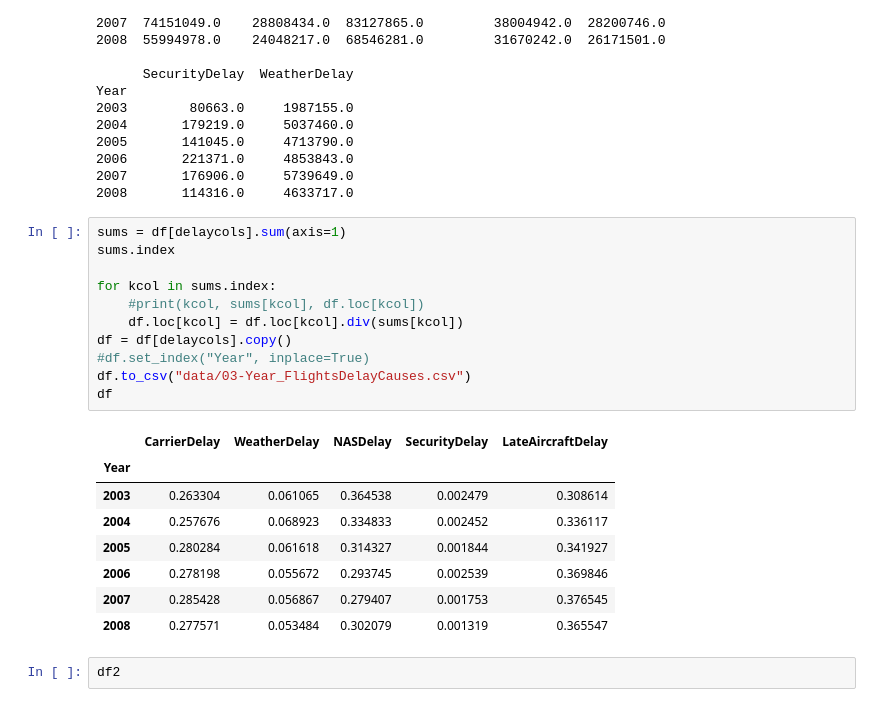
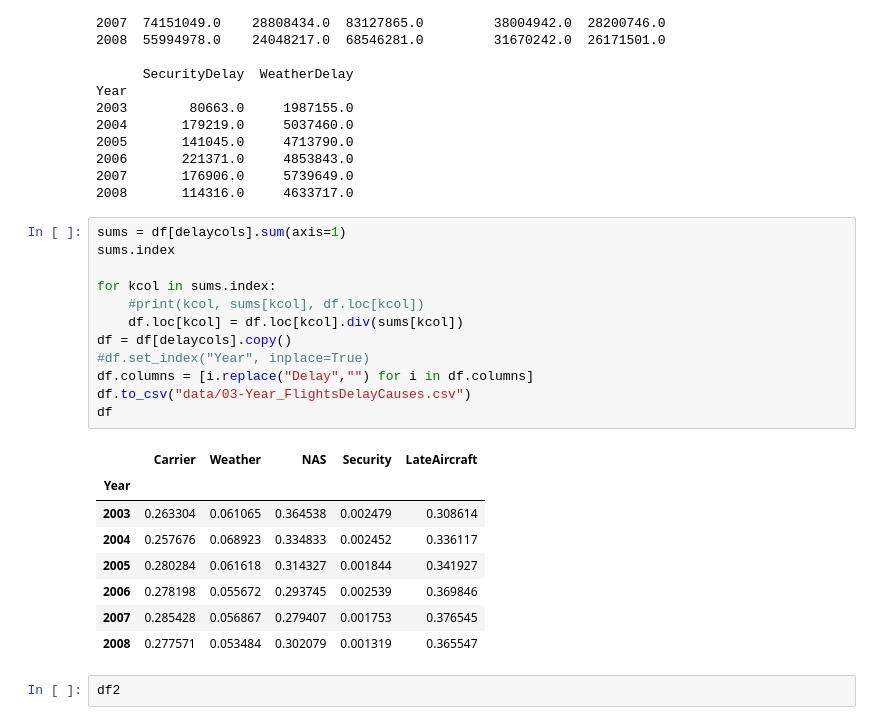
Before and after one commit to albhub/Udacity-NanoDegree-P6, a Jupyter notebook: Flights.ipynb, the cells around one changed output. Drawn from its saved outputs; the diff is of its cells as text.

```diff
--- a/Flights.ipynb
+++ b/Flights.ipynb
@@ -250,16 +250,17 @@ Year
 # %%
 sums = df[delaycols].sum(axis=1)
 sums.index
 
 for kcol in sums.index:
     #print(kcol, sums[kcol], df.loc[kcol])
     df.loc[kcol] = df.loc[kcol].div(sums[kcol])
 df = df[delaycols].copy()
 #df.set_index("Year", inplace=True)
+df.columns = [i.replace("Delay","") for i in df.columns]
 df.to_csv("data/03-Year_FlightsDelayCauses.csv")
 df
 # %% [output]
-|  | CarrierDelay | WeatherDelay | NASDelay | SecurityDelay | LateAircraftDelay |
+|  | Carrier | Weather | NAS | Security | LateAircraft |
 | Year |  |  |  |  |  |
 | 2003 | 0.263304 | 0.061065 | 0.364538 | 0.002479 | 0.308614 |
 | 2004 | 0.257676 | 0.068923 | 0.334833 | 0.002452 | 0.336117 |
```
Also changed, not shown: 5 other files.
